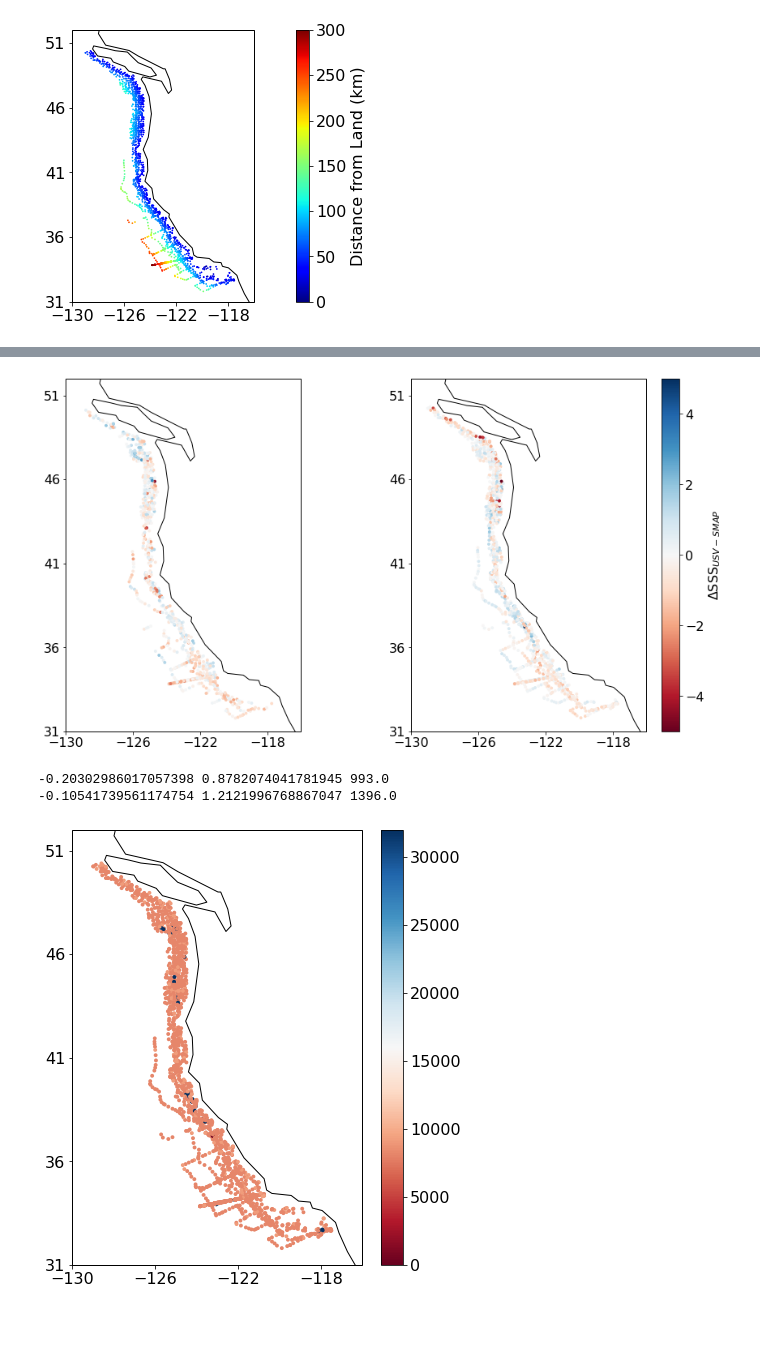
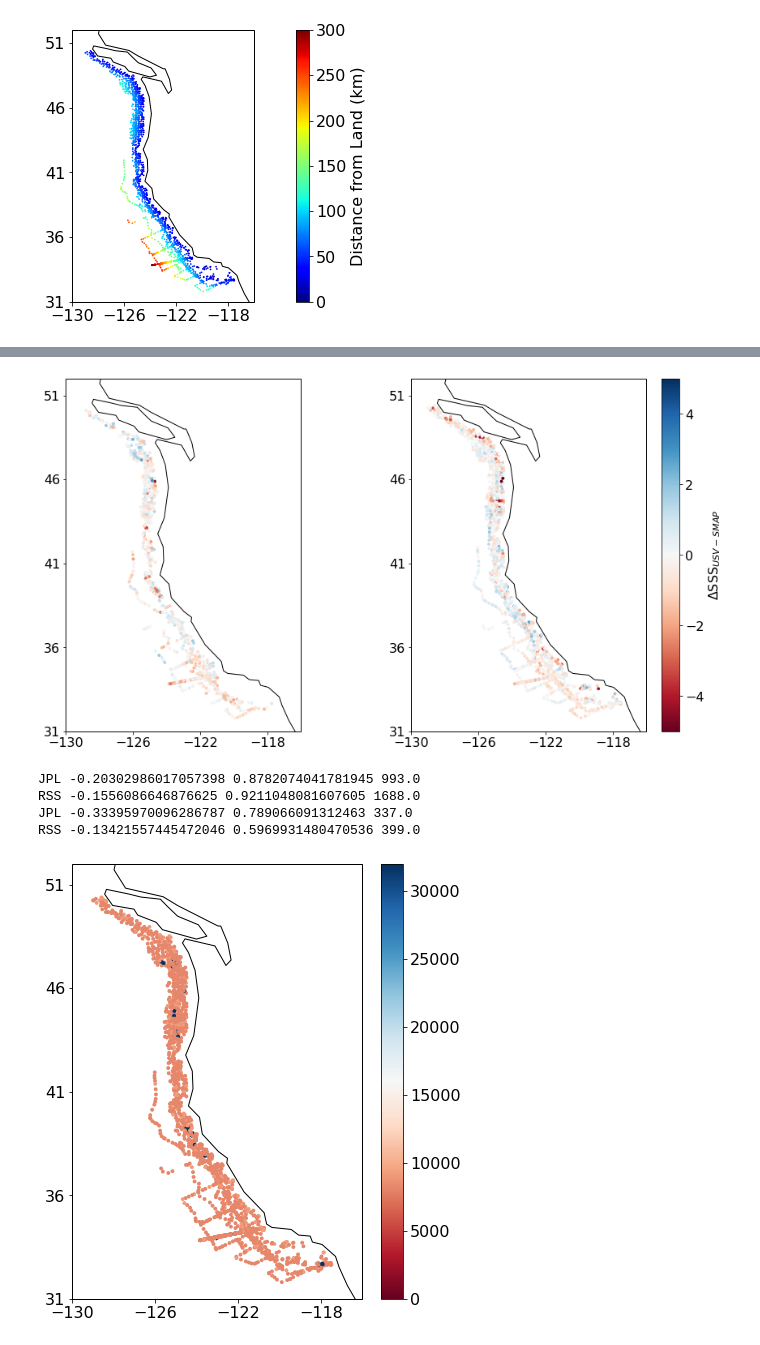
Before and after one commit to cgentemann/salinity, a Jupyter notebook: Image orbital SSS collocations west coast.ipynb, the cells around one changed output, grey strips where cells are left out. Saved outputs shown, nothing was run; the diff lists cells and outputs as text; code cells hidden in the pictures.

```diff
--- a/Image orbital SSS collocations west coast.ipynb
+++ b/Image orbital SSS collocations west coast.ipynb
@@ -169,8 +157,5 @@ for i in range(len(cfilesR)):
     ds = xr.open_dataset(cfilesR[i])
     ds2.append(ds)
 ds_colR = xr.concat(ds2,dim='trajectory')
-
-ds=ds_land.interp(lat=ds_colJ.lat,lon=ds_colJ.lon).drop({'lat','lon'})
-ds_colJ['dist_land']=ds.dist_land
-ds=ds_land.interp(lat=ds_colR.lat,lon=ds_colR.lon).drop({'lat','lon'})
-ds_colR['dist_land']=ds.dist_land
+ds_colR['wind_speed']=np.sqrt(ds_colR.UWND_MEAN**2+ds_colR.VWND_MEAN**2)
+ds_colJ['wind_speed']=np.sqrt(ds_colJ.UWND_MEAN**2+ds_colJ.VWND_MEAN**2)
@@ -248,7 +283,0 @@ Data variables:
-# %%
-ds = ds_colR.isel(trajectory=6)
-ds = ds.where((ds.dist_land>25) & (ds.SAL_CTD_MEAN>26))
-dif = ds.SAL_CTD_MEAN,ds.SAL_CTD_MEAN-ds.smap_SSS
-plt.subplot(2,1,1)
-plt.scatter(ds.smap_iqc_flag,ds.SAL_CTD_MEAN-ds.smap_SSS,c=ds.dist_land)
-#plt.scatter(ds.dist_land,ds.SAL_CTD_MEAN-ds.smap_SSS,c=ds.dist_land)
@@ -260,25 +360,24 @@ plt.rcParams['figure.figsize'] = (15.0,15.0)
 plt.rcParams.update({'font.size': 16})
 for i in range(13):
     ds = ds_colJ.isel(trajectory=i)
-    ds = ds.where((ds.dist_land>25) & (ds.SAL_CTD_MEAN>26) & (ds.smap_iqc_flag<1))
-    dif = ds.SAL_CTD_MEAN,ds.SAL_CTD_MEAN-ds.smap_SSS
+    ds = ds.where((ds.dist_land>100) & (ds.SAL_CTD_MEAN>26) & (ds.smap_iqc_flag<1)) #removes near land
+    dif = ds.SAL_CTD_MEAN-ds.smap_SSS
     plt.subplot(2,1,1)
-    plt.scatter(ds.SAL_CTD_MEAN,ds.SAL_CTD_MEAN-ds.smap_SSS,c=ds.dist_land)
-    plt.axhline(0)
-plt.text(27,7.5,'JPL',fontsize=22)
-plt.xlim(26,34),plt.ylim(-10,10),plt.ylabel('$\Delta$Salinity (USV - SMAP) (psu)')
-cb=plt.colorbar(label='Distance from land (km)')
+    plt.scatter(ds.SAL_CTD_MEAN,dif,c=ds.wind_speed)
+plt.axhline(0)
+plt.text(28,2.5,'JPL',fontsize=22)
+plt.xlim(27,34),plt.ylim(-5,3),plt.ylabel('$\Delta$Salinity (USV - SMAP) (psu)')
+cb=plt.colorbar(label='Wind Speed (m s$^{-1}$)')
 for i in range(13):
     ds = ds_colR.isel(trajectory=i)
-    #ds = ds.where((ds.smap_iqc_flag<1))
-    ds = ds.where((ds.dist_land>40) & (ds.smap_iqc_flag<10000))
-    dif = ds.SAL_CTD_MEAN,ds.SAL_CTD_MEAN-ds.smap_SSS
+    ds = ds.where((ds.dist_land>100) & (ds.smap_iqc_flag<10000)) #leaves in light land cont
+    dif = ds.SAL_CTD_MEAN-ds.smap_SSS
     plt.subplot(2,1,2)
     plt.axhline(0)
-    plt.scatter(ds.SAL_CTD_MEAN,ds.SAL_CTD_MEAN-ds.smap_SSS,c=ds.dist_land)
-plt.text(27,7.5,'RSS',fontsize=22)
-plt.xlim(26,34),plt.ylim(-10,10),plt.ylabel('$\Delta$Salinity (USV - SMAP) (psu)'),plt.xlabel('USV Salinity (psu)')
-cb=plt.colorbar(label='Distance from land (km)')
+    plt.scatter(ds.SAL_CTD_MEAN,dif,c=ds.wind_speed)
+plt.text(28,2.5,'RSS',fontsize=22)
+plt.xlim(27,34),plt.ylim(-5,3),plt.ylabel('$\Delta$Salinity (USV - SMAP) (psu)'),plt.xlabel('USV Salinity (psu)')
+cb=plt.colorbar(label='Wind Speed (m s$^{-1}$)')
 fig_fname = 'C:/Users/gentemann/Google Drive/f_drive/docs/projects/SSS/figures/west_coast_collocations_sal_scatter.png'
 plt.savefig(fig_fname, transparent=False, format='png')
 # %% [output]
@@ -289,47 +388,56 @@ plt.rcParams.update({'font.size': 16})
 
 for i in range(13):
     ds=ds_colJ.isel(trajectory=i)
-    ds = ds.where((ds.SAL_CTD_MEAN>26) & (ds.smap_iqc_flag<1))
+    ds = ds.where((ds.smap_iqc_flag<1))
 #    ds = ds.where((ds.dist_land>25) & (ds.SAL_CTD_MEAN>26) & (ds.smap_iqc_flag<1))
     ax = plt.subplot(121,projection=ccrs.PlateCarree())
     cs1 = ax.scatter(ds.lon, ds.lat, s=15.0, c=ds.SAL_CTD_MEAN-ds.smap_SSS, edgecolor='none', cmap='RdBu',vmin=-5,vmax=5)
 ax.coastlines()
 #cs1.set_fontsize(16)
 x1,x2,y1,y2 = -130,-116,31,52
 ax.set_xlim(x1,x2)
 ax.set_ylim(y1,y2)
 ax.set_xticks(np.arange(x1,x2,4))
 ax.set_yticks(np.arange(y1,y2,5))
 
 for i in range(13):
     ds=ds_colR.isel(trajectory=i)
-    ds = ds.where((ds.dist_land>40) & (ds.smap_iqc_flag<10000))
+    ds = ds.where((ds.smap_iqc_flag<10000))
     ax = plt.subplot(122,projection=ccrs.PlateCarree())
     cs1 = ax.scatter(ds.lon, ds.lat, s=15.0, c=ds.SAL_CTD_MEAN-ds.smap_SSS, edgecolor='none', cmap='RdBu',vmin=-5,vmax=5)
 ax.coastlines()
 #cs1.set_fontsize(16)
 x1,x2,y1,y2 = -130,-116,31,52
 ax.set_xlim(x1,x2)
 ax.set_ylim(y1,y2)
 ax.set_xticks(np.arange(x1,x2,4))
 ax.set_yticks(np.arange(y1,y2,5))
 
 cax = plt.colorbar(cs1)
 cax.set_label('$\Delta$SSS$_{USV-SMAP}$',fontsize=16)
 fig_fname = 'C:/Users/gentemann/Google Drive/f_drive/docs/projects/SSS/figures/west_coast_collocations_sal_dif.png'
 plt.savefig(fig_fname, transparent=False, format='png')
 # %% [output]
-[figure, old version]
+[figure, new version]
 # %%
-ds=ds_colJ.where((ds_colJ.dist_land>26) & (ds_colJ.SAL_CTD_MEAN>26) & (ds_colJ.smap_iqc_flag<1))
+ds=ds_colJ.where((ds_colJ.smap_iqc_flag<1))
 ds['dif_sal']=ds.SAL_CTD_MEAN-ds.smap_SSS
-print(ds.dif_sal.mean().data,ds.dif_sal.std().data,(ds.dif_sal/ds.dif_sal).sum().data)
-ds=ds_colR.where((ds_colR.dist_land>40) & (ds_colR.smap_iqc_flag<10000))
+print('JPL',ds.dif_sal.mean().data,ds.dif_sal.std().data,(ds.dif_sal/ds.dif_sal).sum().data)
+ds=ds_colR.where( (ds_colR.smap_iqc_flag<10000))
 ds['dif_sal']=ds.SAL_CTD_MEAN-ds.smap_SSS
-print(ds.dif_sal.mean().data,ds.dif_sal.std().data,(ds.dif_sal/ds.dif_sal).sum().data)
+print('RSS',ds.dif_sal.mean().data,ds.dif_sal.std().data,(ds.dif_sal/ds.dif_sal).sum().data)
+
+ds=ds_colJ.where((ds_colJ.dist_land>100)  & (ds_colJ.smap_iqc_flag<1))
+ds['dif_sal']=ds.SAL_CTD_MEAN-ds.smap_SSS
+print('JPL',ds.dif_sal.mean().data,ds.dif_sal.std().data,(ds.dif_sal/ds.dif_sal).sum().data)
+ds=ds_colR.where((ds_colR.dist_land>100) & (ds_colR.smap_iqc_flag<10000))
+ds['dif_sal']=ds.SAL_CTD_MEAN-ds.smap_SSS
+print('RSS',ds.dif_sal.mean().data,ds.dif_sal.std().data,(ds.dif_sal/ds.dif_sal).sum().data)
 # %% [output]
--0.20302986017057398 0.8782074041781945 993.0
--0.10541739561174754 1.2121996768867047 1396.0
+JPL -0.20302986017057398 0.8782074041781945 993.0
+RSS -0.1556086646876625 0.9211048081607605 1688.0
+JPL -0.33395970096286787 0.789066091312463 337.0
+RSS -0.13421557445472046 0.5969931480470536 399.0
 # %%
 plt.rcParams['figure.figsize'] = (15.0,8.0)
 plt.rcParams.update({'font.size': 16})
```
Also changed, not shown: parts of 19 cells of this notebook, 4 other files.
